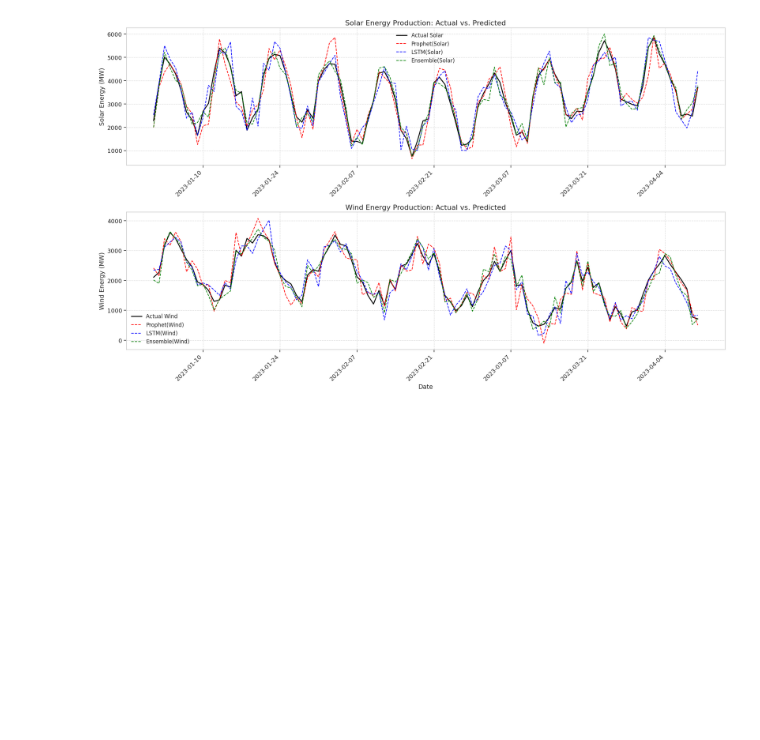
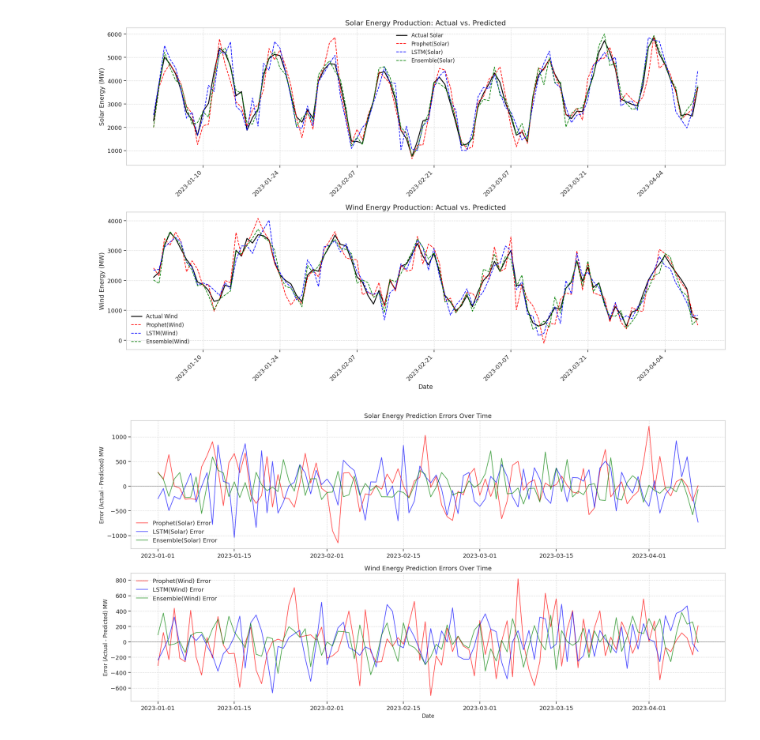
Before and after one commit to TiffanyPanchum/Renewable-Energy-Prediction, a Jupyter notebook: notebooks/Model_Analysis.ipynb, the cells around one changed output. Drawn from its saved outputs; the diff is of its cells as text; code cells hidden in the pictures; blank space fills up the shorter version.

Commit message:
Visualization of Forecast error over time

```diff
--- a/notebooks/Model_Analysis.ipynb
+++ b/notebooks/Model_Analysis.ipynb
@@ -499,3 +499,43 @@ plt.tight_layout()
 plt.show()
 # %% [output]
 [figure]
+# %%
+# Visualization of Forecast error over time
+plt.figure(figsize=(20, 10))
+
+# Calculate errors over time
+solar_prophet_errors = actual_solar - prophet_solar_pred
+solar_lstm_errors = actual_solar - lstm_solar_pred
+solar_ensemble_errors = actual_solar - ensemble_solar_pred
+
+wind_prophet_errors = actual_wind - prophet_wind_pred
+wind_lstm_errors = actual_wind - lstm_wind_pred
+wind_ensemble_errors = actual_wind - ensemble_wind_pred
+
+# Plot Solar errors over time
+plt.subplot(2, 1, 1)
+plt.plot(dates, solar_prophet_errors, 'r-', label='Prophet(Solar) Error', alpha=0.7)
+plt.plot(dates, solar_lstm_errors, 'b-', label='LSTM(Solar) Error', alpha=0.7)
+plt.plot(dates, solar_ensemble_errors, 'g-', label='Ensemble(Solar) Error', alpha=0.7)
+plt.axhline(y=0, color='k', linestyle='-', alpha=0.3)
+plt.title('Solar Energy Prediction Errors Over Time', fontsize=14)
+plt.ylabel('Error (Actual - Predicted) MW', fontsize=12)
+plt.legend()
+plt.grid(True, linestyle='--', alpha=0.7)
+
+# Plot Wind errors over time
+plt.subplot(2, 1, 2)
+plt.plot(dates, wind_prophet_errors, 'r-', label='Prophet(Wind) Error', alpha=0.7)
+plt.plot(dates, wind_lstm_errors, 'b-', label='LSTM(Wind) Error', alpha=0.7)
+plt.plot(dates, wind_ensemble_errors, 'g-', label='Ensemble(Wind) Error', alpha=0.7)
+plt.axhline(y=0, color='k', linestyle='-', alpha=0.3)
+plt.title('Wind Energy Prediction Errors Over Time', fontsize=14)
+plt.ylabel('Error (Actual - Predicted) MW', fontsize=12)
+plt.xlabel('Date', fontsize=12)
+plt.legend()
+plt.grid(True, linestyle='--', alpha=0.7)
+
+plt.tight_layout()
+plt.show()
+# %% [output]
+[figure, added]
```
